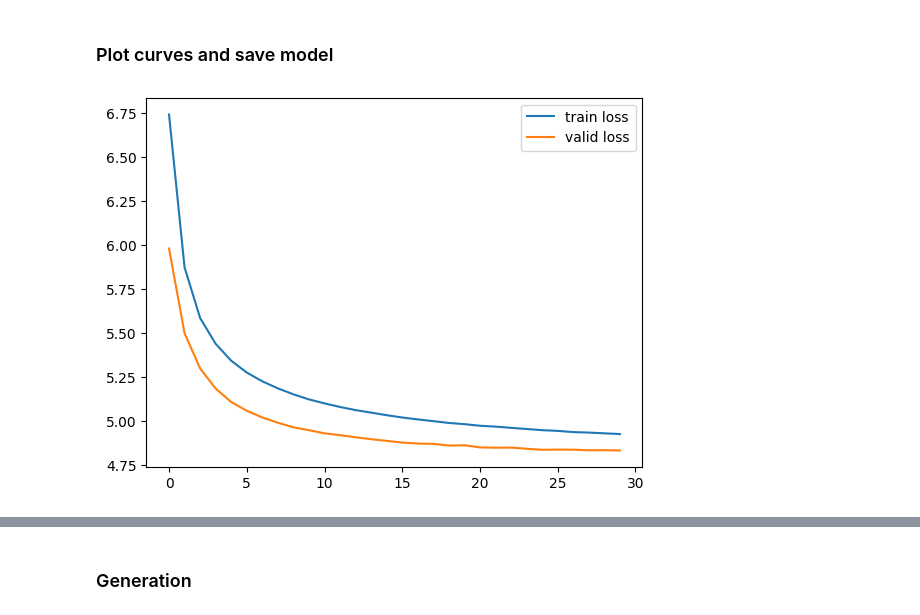
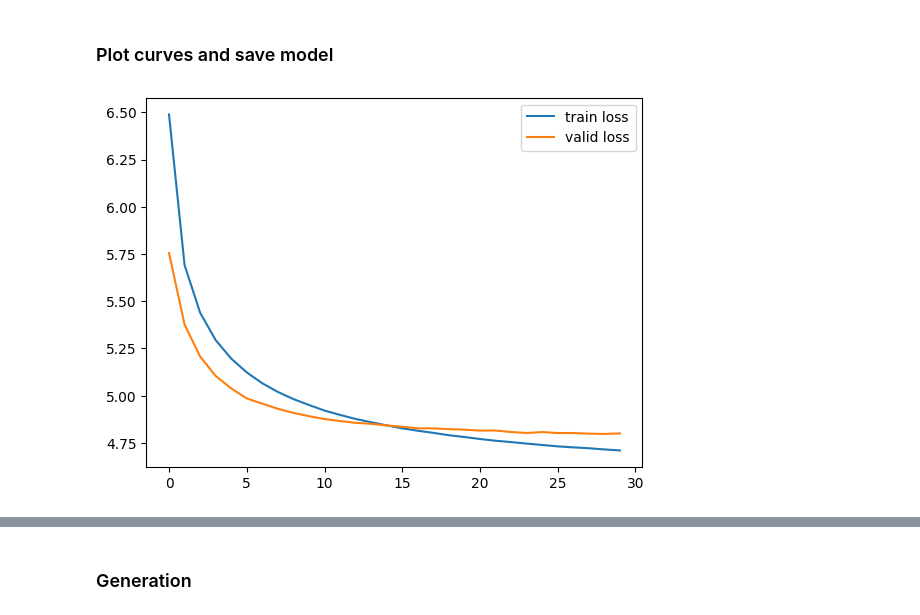
Before and after one commit to ldt29/lstm-lm, a Jupyter notebook: language_model_with_RNNs.ipynb, the cells around one changed output, grey strips where cells are left out. Cells and saved outputs as stored; diff of their text form; code cells hidden in the pictures.

```diff
--- a/language_model_with_RNNs.ipynb
+++ b/language_model_with_RNNs.ipynb
@@ -186,13 +186,17 @@ class LSTM_LM(nn.Module):
         return (hidden[0].detach(), hidden[1].detach())
 # %%
 # Train the model
-def train(model, train_dataLoader, criterion, optimizer):
+def train(model, train_dataLoader, criterion, optimizer, reuse=True):
     model.train()
     epoch_loss = 0
+    hidden = model.init_hidden(train_dataLoader.dataset.batch_size)
     for inputs, targets in train_dataLoader:
         inputs = inputs.to(device)
         targets = targets.to(device)
-        hidden = model.init_hidden(train_dataLoader.dataset.batch_size)
+        if reuse:
+            hidden = model.reuse_hidden(hidden)
+        else:
+            hidden = model.init_hidden(train_dataLoader.dataset.batch_size)
         model.zero_grad()
         outputs, hidden = model(inputs, hidden)
         loss = criterion(outputs.view(-1, model.vocab_size), targets.view(-1))
@@ -242,7 +246,7 @@ train_losses = []
 valid_losses = []
 for epoch in range(args['epochs']):
     train_dataLoader.dataset.init_epoch()
-    train_loss = train(model, train_dataLoader, criterion, optimizer)
+    train_loss = train(model, train_dataLoader, criterion, optimizer, reuse=True)
     valid_loss = test(model, valid_dataLoader, criterion)
     train_losses.append(train_loss)
     valid_losses.append(valid_loss)
@@ -271,13 +275,13 @@ Epoch: 29, Train Loss: 4.9254350677009455, Valid Loss: 4.831989920657614, Valid
 # %%
 ## plot the loss curve and save the model
 plt.plot(train_losses, label='train loss')
 plt.plot(valid_losses, label='valid loss')
 plt.legend()
 ## save with utc time
-torch.save(model.state_dict(), args['save_path'] + 'models/case1_LM_' + datetime.utcnow().strftime("%Y-%m-%d-%H%MZ") + '.pt')
-plt.savefig(args['save_path'] + 'curves/case1_loss_curve_' + datetime.utcnow().strftime("%Y-%m-%d-%H%MZ") + '.png')
+torch.save(model.state_dict(), args['save_path'] + 'models/case3_LM_' + datetime.utcnow().strftime("%Y-%m-%d-%H%MZ") + '.pt')
+plt.savefig(args['save_path'] + 'curves/case3_loss_curve_' + datetime.utcnow().strftime("%Y-%m-%d-%H%MZ") + '.png')
 # %% [output]
-[figure, old version]
+[figure, new version]
 # %%
 ## Test
 test_dataLoader = DataLoader(dataset=PennTreebankDataset(ptb_test_lines, args['sequence_length'], args['batch_size']), batch_size=args['batch_size'], shuffle=False)
```
Also changed, not shown: parts of 4 cells of this notebook, 3 other files.
